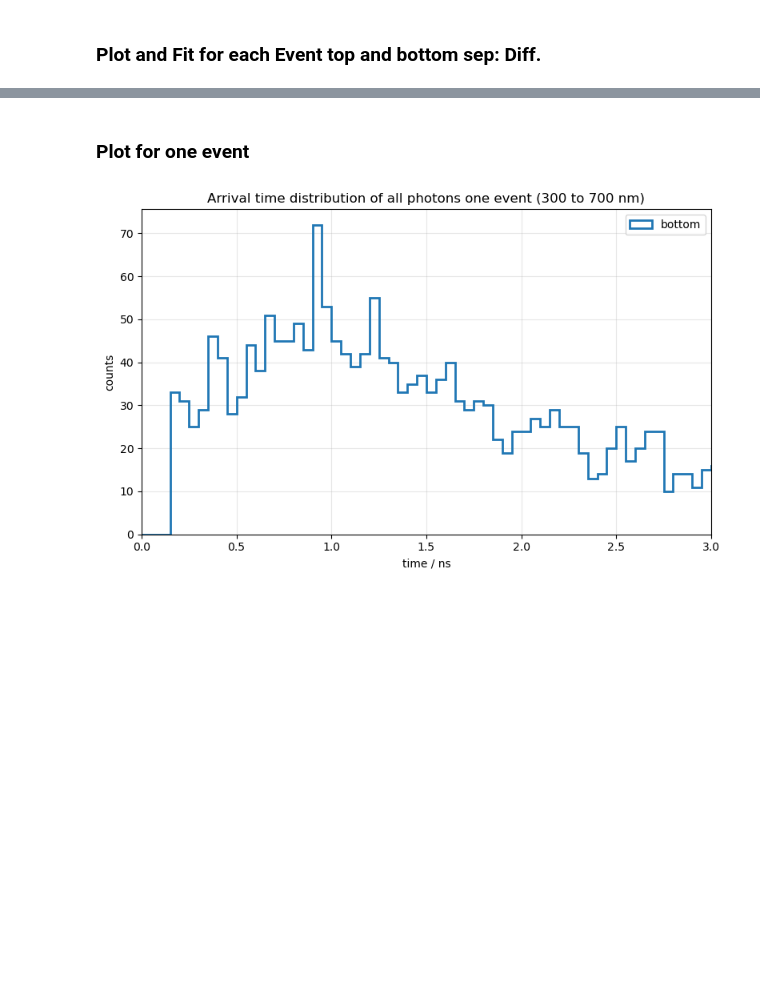
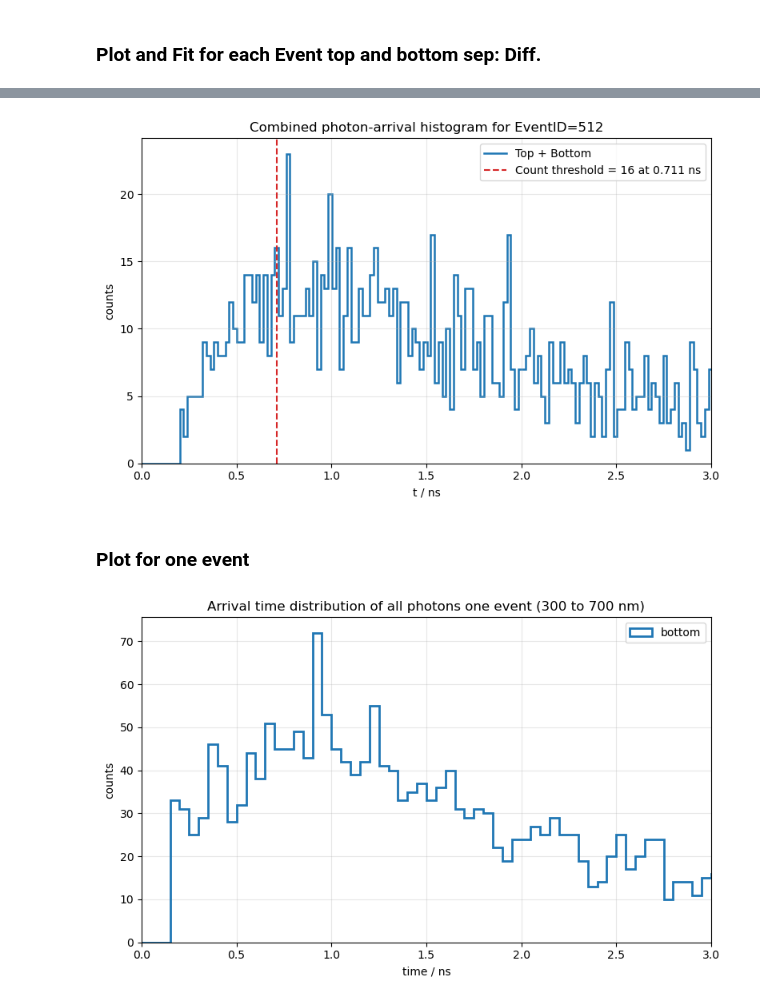
Before and after one commit to RobDerk/insight-tagger-scintillator-simulation-geant4-analysis, a Jupyter notebook: analysis.ipynb, the cells around one changed output, grey strips where cells are left out. Drawn from its saved outputs; the diff is of its cells as text; code cells hidden in the pictures; blank space fills up the shorter version.

```diff
--- a/analysis.ipynb
+++ b/analysis.ipynb
@@ -1340,3 +1500,49 @@ Combined Top+Bottom Gaussian fit:
+# %%
+# Histogramm fuer ein einzelnes Event: Top + Bottom zusammen
+selected_event_id = 512
+
+if selected_event_id not in event_histograms:
+    raise KeyError(f"EventID {selected_event_id} wurde nicht gefunden.")
+
+event_histogram = event_histograms[selected_event_id]["combined"]
+event_thresholds = threshold_times.loc[
+    threshold_times["EventID"] == selected_event_id
+].iloc[0]
+
+plt.figure(figsize=(8, 5))
+plt.stairs(
+    event_histogram["counts"],
+    event_histogram["bin_edges"],
+    linewidth=1.8,
+    color="tab:blue",
+    label=f"Top + Bottom"
+)
+
+threshold_time = event_thresholds["combined_count_threshold_time"]
+if np.isfinite(threshold_time):
+    threshold_counts = event_thresholds["combined_count_threshold"]
+    plt.axvline(
+        threshold_time,
+        color="tab:red",
+        linestyle="--",
+        linewidth=1.5,
+        label=(
+            f"Count threshold = {threshold_counts:.0f} "
+            f"at {threshold_time:.3f} ns"
+        )
+    )
+
+plt.xlabel("t / ns")
+plt.ylabel("counts")
+plt.title(f"Combined photon-arrival histogram for EventID={selected_event_id}")
+plt.xlim(0, 3)
+plt.grid(alpha=0.3)
+plt.legend()
+plt.tight_layout()
+save_plot(f"combined_histogram_event_{selected_event_id}")
+plt.show()
+# %% [output]
+[figure, added]
 # %% [markdown]
 ### Plot for one event
 # %%
```
Also changed, not shown: parts of 22 cells of this notebook, 4 other files.
